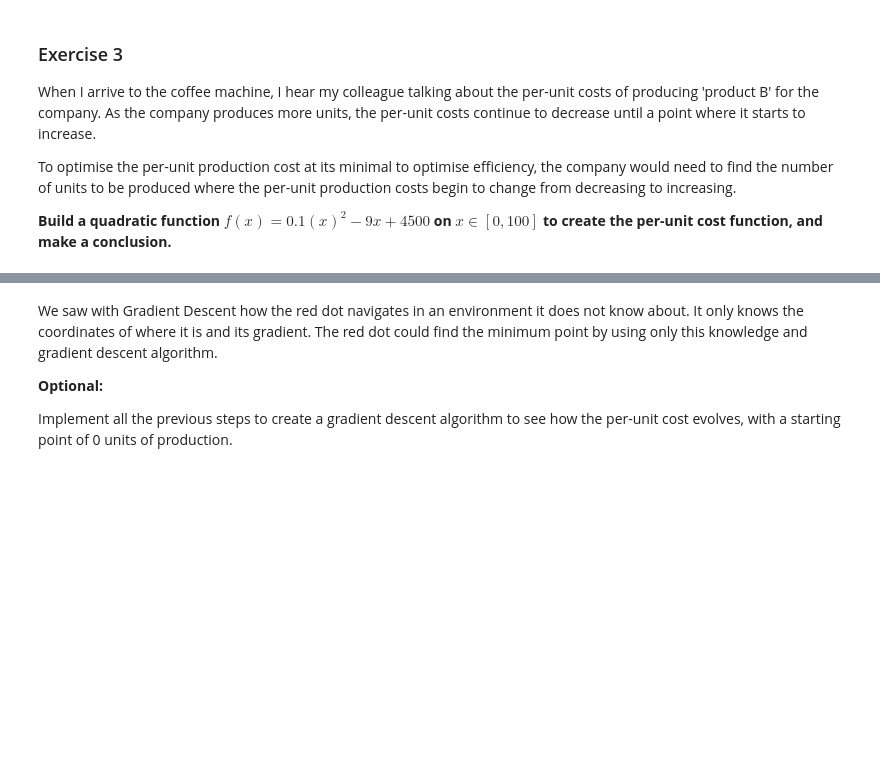
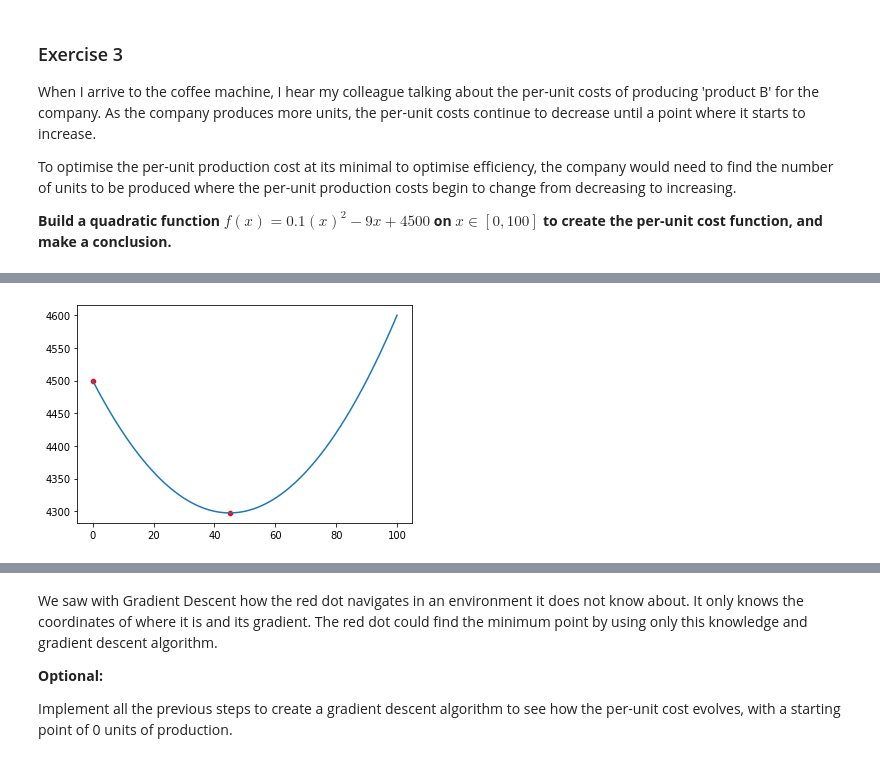
Before and after one commit to andreaj-it/calculus-and-algebra-problems-with-python, a Jupyter notebook: problems.ipynb, the cells around one changed output, grey strips where cells are left out. Saved outputs shown, nothing was run; the diff lists cells and outputs as text; code cells hidden in the pictures; blank space fills up the shorter version.

```diff
--- a/problems.ipynb
+++ b/problems.ipynb
@@ -240,0 +263,4 @@ To optimise the per-unit production cost at its minimal to optimise efficiency,
+# %%
+visualize(f, x=[0,45 ])
+# %% [output]
+[figure, added]
```
Also changed, not shown: parts of 9 cells of this notebook, 1 other file.
